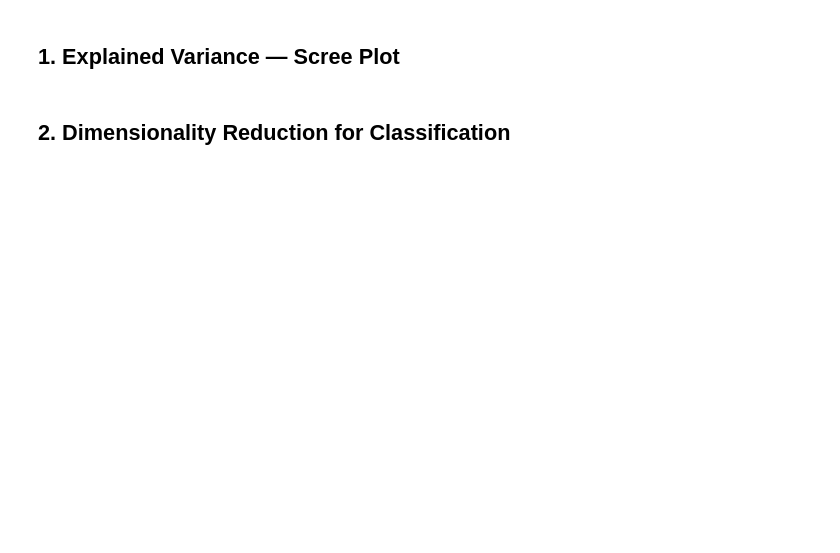
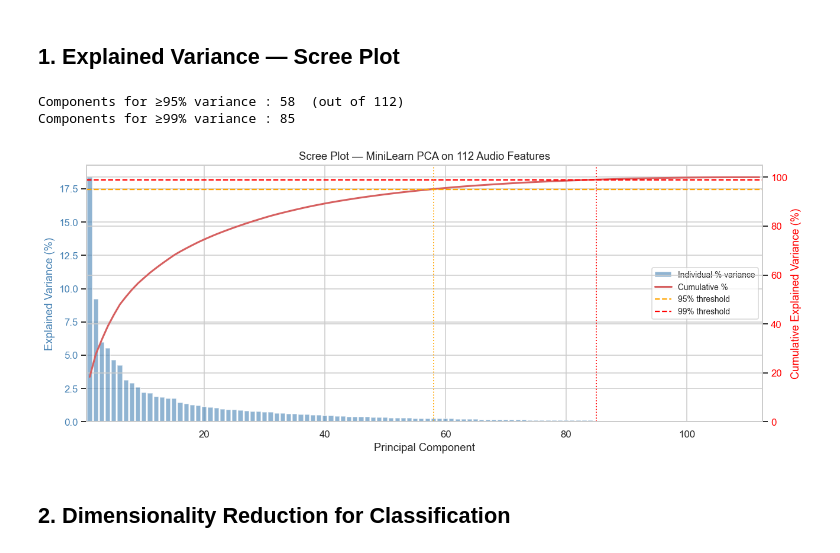
Before and after one commit to micahg1/Project_CSE432-532, a Jupyter notebook: SER_Project/notebooks/week12- dimensionality reduction.ipynb, the cells around one changed output. Drawn from its saved outputs; the diff is of its cells as text; code cells hidden in the pictures; blank space fills up the shorter version.

```diff
--- a/SER_Project/notebooks/week12- dimensionality reduction.ipynb
+++ b/SER_Project/notebooks/week12- dimensionality reduction.ipynb
@@ -28,2 +57,50 @@ from sklearn.decomposition import PCA as SklearnPCA
+# %%
+# Fit full PCA on training data (keep all 112 components)
+pca_full = PCA(n_components=None)
+pca_full.fit(X_train)
+
+evr  = pca_full.explained_variance_ratio_
+cumr = evr.cumsum()
+n_features = len(evr)
+
+# Find n_components for 95% and 99% thresholds
+n95 = int(np.searchsorted(cumr, 0.95)) + 1
+n99 = int(np.searchsorted(cumr, 0.99)) + 1
+print(f'Components for ≥95% variance : {n95}  (out of {n_features})')
+print(f'Components for ≥99% variance : {n99}')
+
+# ── Scree plot ────────────────────────────────────────────────────────────────
+fig, ax1 = plt.subplots(figsize=(12, 5))
+
+ax1.bar(range(1, n_features + 1), evr * 100, alpha=0.6,
+        color='steelblue', label='Individual % variance')
+ax1.set_xlabel('Principal Component')
+ax1.set_ylabel('Explained Variance (%)', color='steelblue')
+ax1.tick_params(axis='y', labelcolor='steelblue')
+ax1.set_xlim(0.5, n_features + 0.5)
+
+ax2 = ax1.twinx()
+ax2.plot(range(1, n_features + 1), cumr * 100, 'r-', linewidth=2,
+         label='Cumulative %')
+ax2.axhline(95, color='orange', linestyle='--', linewidth=1.5, label='95% threshold')
+ax2.axhline(99, color='red',    linestyle='--', linewidth=1.5, label='99% threshold')
+ax2.axvline(n95, color='orange', linestyle=':', linewidth=1.2)
+ax2.axvline(n99, color='red',    linestyle=':', linewidth=1.2)
+ax2.set_ylabel('Cumulative Explained Variance (%)', color='red')
+ax2.tick_params(axis='y', labelcolor='red')
+ax2.set_ylim(0, 105)
+
+lines1, labels1 = ax1.get_legend_handles_labels()
+lines2, labels2 = ax2.get_legend_handles_labels()
+ax1.legend(lines1 + lines2, labels1 + labels2, loc='center right', fontsize=9)
+
+plt.title('Scree Plot — MiniLearn PCA on 112 Audio Features')
+plt.tight_layout()
+plt.savefig(os.path.join(OUTPUT_DIR, 'pca_scree_plot.png'), bbox_inches='tight')
+plt.show()
+# %% [output]
+Components for ≥95% variance : 58  (out of 112)
+Components for ≥99% variance : 85
+[figure, added]
 # %% [markdown]
 ## 2. Dimensionality Reduction for Classification
```
Also changed, not shown: parts of 9 cells of this notebook, 30 other files.
